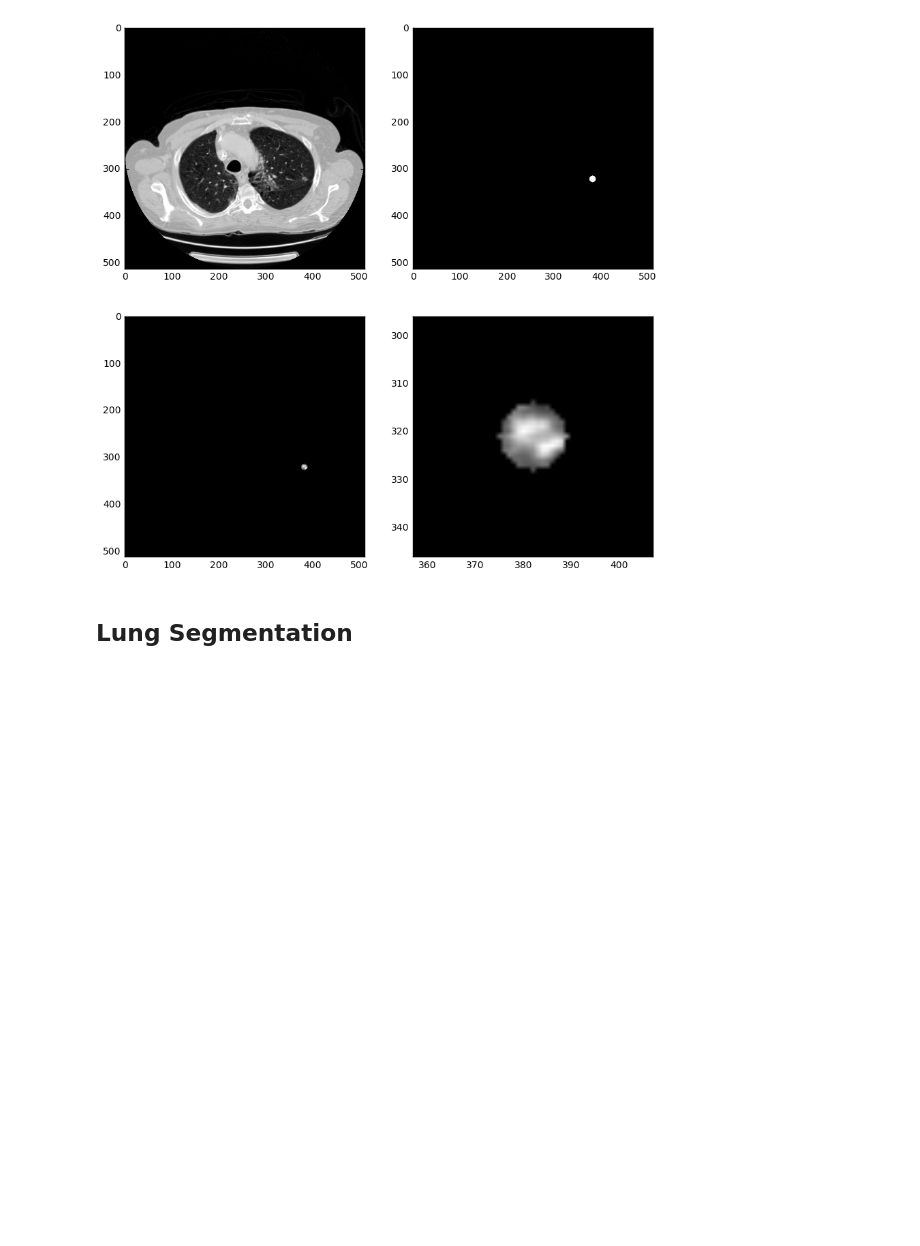
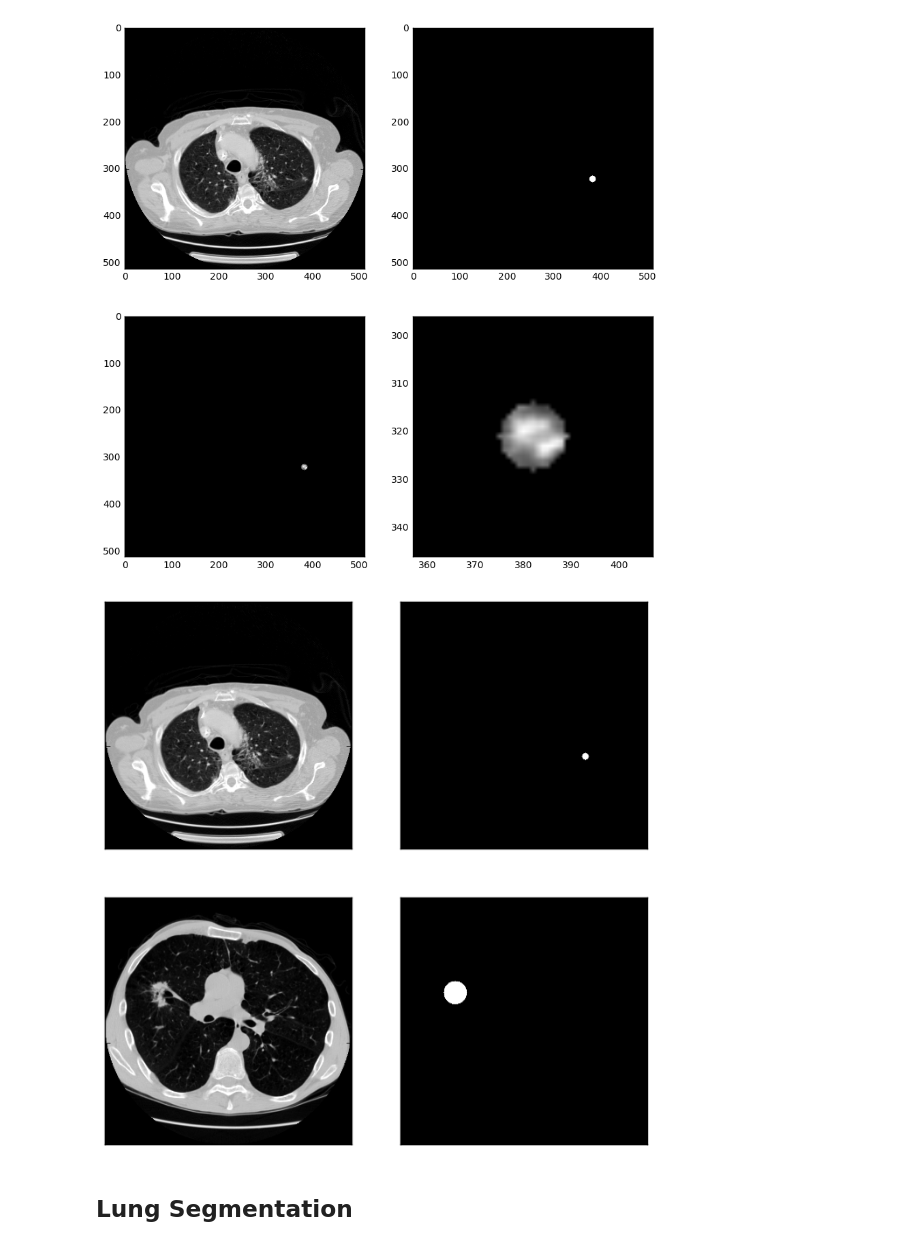
Before and after one commit to dancoombs/ece544na, a Jupyter notebook: nbs/luna_eda.ipynb, the cells around one changed output. Drawn from its saved outputs; the diff is of its cells as text; code cells hidden in the pictures; blank space fills up the shorter version.

```diff
--- a/nbs/luna_eda.ipynb
+++ b/nbs/luna_eda.ipynb
@@ -219,3 +219,43 @@ ax[1,1].set_ylim([voxelCoord[1]+25, voxelCoord[1]-25])
 plt.show()
 # %% [output]
 [figure]
+# %%
+ann_data = df_max_sort.iloc[300]
+filename = scan_path+ann_data['seriesuid']+'.mhd'
+image, origin, spacing = load_itk_image(scan_path+ann_data['seriesuid']+'.mhd')
+worldCoord = np.asarray([ann_data['coordZ'], ann_data['coordY'], ann_data['coordX']])
+voxelCoord = worldToVoxelCoord(worldCoord, origin, spacing)
+img0 = normalizePlanes(image[voxelCoord[0]])
+node_mask0 = get_mask((voxelCoord[2], voxelCoord[1]), ann_data['diameter_mm'], 512, 512)
+
+ann_data = df_max_sort.iloc[10]
+filename = scan_path+ann_data['seriesuid']+'.mhd'
+image, origin, spacing = load_itk_image(scan_path+ann_data['seriesuid']+'.mhd')
+worldCoord = np.asarray([ann_data['coordZ'], ann_data['coordY'], ann_data['coordX']])
+voxelCoord = worldToVoxelCoord(worldCoord, origin, spacing)
+img1 = normalizePlanes(image[voxelCoord[0]])
+node_mask1 = get_mask((voxelCoord[2], voxelCoord[1]), ann_data['diameter_mm'], 512, 512)
+
+
+fig, ax = plt.subplots(2,2, figsize=[8,8])
+
+ax[0,0].imshow(img0, cmap=plt.cm.gray)
+ax[0,0].set_yticklabels([])
+ax[0,0].set_xticklabels([])
+
+ax[0,1].imshow(node_mask0, cmap=plt.cm.gray)
+ax[0,1].set_yticklabels([])
+ax[0,1].set_xticklabels([])
+
+ax[1,0].imshow(img1, cmap=plt.cm.gray)
+ax[1,0].set_yticklabels([])
+ax[1,0].set_xticklabels([])
+
+ax[1,1].imshow(node_mask1, cmap=plt.cm.gray)
+ax[1,1].set_yticklabels([])
+ax[1,1].set_xticklabels([])
+
+plt.subplots_adjust(wspace=0.2, hspace=0.2)
+plt.show()
+# %% [output]
+[figure, added]
```
Also changed, not shown: parts of 7 cells of this notebook, 2 other files.
